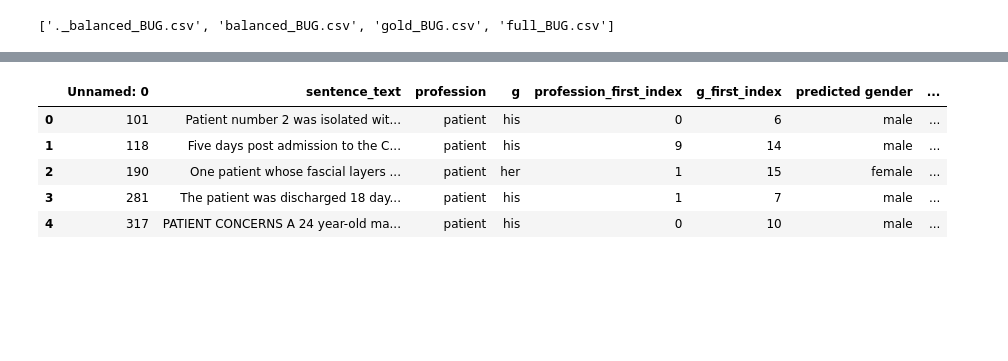
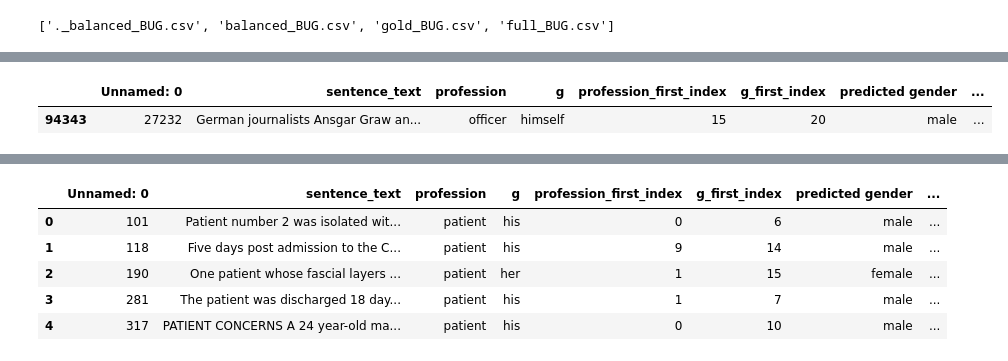
Before and after one commit to ariecattan/BUG, a Jupyter notebook: notebooks/fix_token_ids.ipynb, the cells around one changed output, grey strips where cells are left out. Saved outputs shown, nothing was run; the diff lists cells and outputs as text; code cells hidden in the pictures; blank space fills up the shorter version.

```diff
--- a/notebooks/fix_token_ids.ipynb
+++ b/notebooks/fix_token_ids.ipynb
@@ -25,0 +29,5 @@ full.shape
+# %%
+full[(full["g_first_index"] == 20) & (full["profession_first_index"] == 15) & (full['profession'] == "officer") & (full["data_index"] == 3)]
+# %% [output]
+|  | Unnamed: 0 | sentence_text | profession | g | profession_first_index | g_first_index | predicted gender | ... |
+| 94343 | 27232 | German journalists Ansgar Graw an... | officer | himself | 15 | 20 | male | ... |
```
Also changed, not shown: parts of 25 cells of this notebook.
